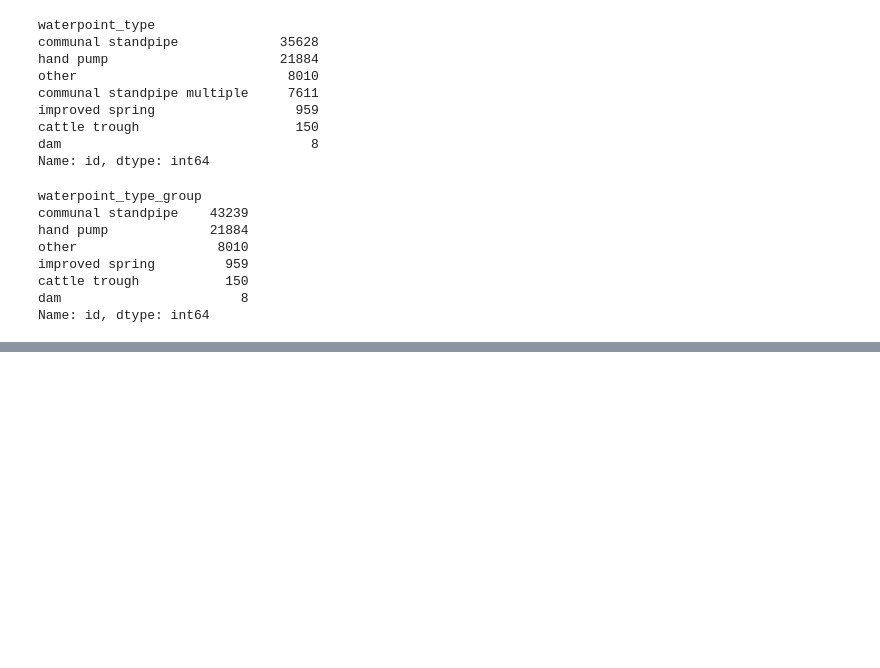
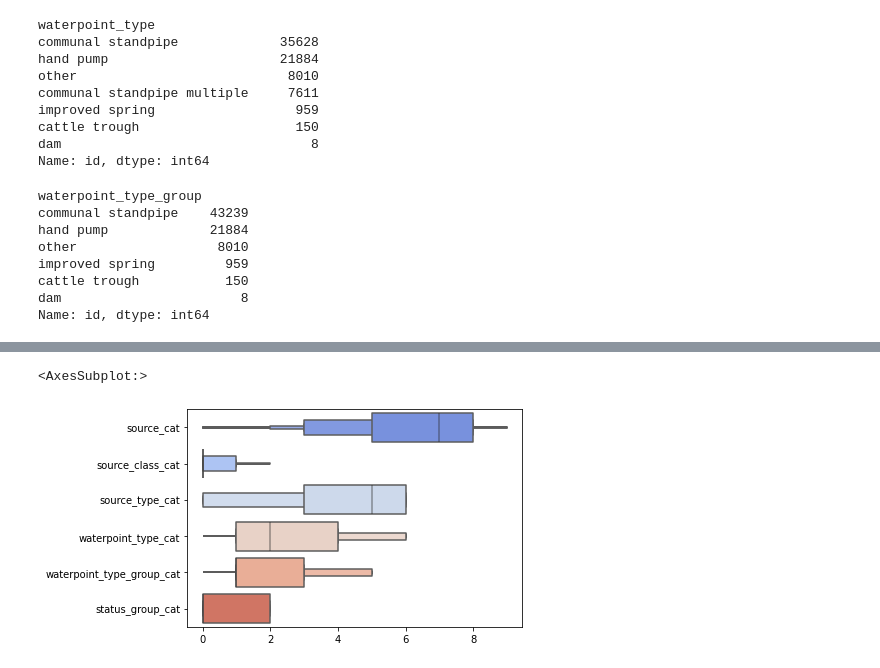
Before and after one commit to JannaW0402/Pump-It-Up-Test, a Jupyter notebook: Pump It Up - Test (5).ipynb, the cells around one changed output, grey strips where cells are left out. Saved outputs shown, nothing was run; the diff lists cells and outputs as text; code cells hidden in the pictures; blank space fills up the shorter version.

```diff
--- a/Pump It Up - Test (5).ipynb
+++ b/Pump It Up - Test (5).ipynb
@@ -229,0 +212,8 @@ ValueError: min() arg is an empty sequence
+# %%
+#source_water = Train[["source","source_class","source_type","waterpoint_type","waterpoint_type_group", "status_group"]]
+source_water = Train.iloc[:,35:41]
+source_water.head()
+
+#df_no_label[df_no_label.select_dtypes(['object']).columns] = df_no_label.select_dtypes(['object']).apply(lambda x: x.astype('category'))
+source_water[source_water.select_dtypes(['object']).columns] = source_water.select_dtypes(['object']).apply(lambda x: x.astype('category'))
+source_water.dtypes
@@ -229,0 +228,9 @@ ValueError: min() arg is an empty sequence
+# %%
+#Label Encoding
+source_water['source_cat'] = source_water['source'].cat.codes
+source_water['source_class_cat'] = source_water['source_class'].cat.codes
+source_water['source_type_cat'] = source_water['source_type'].cat.codes
+source_water['waterpoint_type_cat'] = source_water['waterpoint_type'].cat.codes
+source_water['waterpoint_type_group_cat'] = source_water['waterpoint_type_group'].cat.codes
+source_water['status_group_cat'] = source_water['status_group'].cat.codes
+source_water.head()
@@ -229,0 +244,3 @@ ValueError: min() arg is an empty sequence
+# %%
+source_water_df = source_water.iloc[:,6:12]
+source_water_df.head()
@@ -229,0 +256,5 @@ ValueError: min() arg is an empty sequence
+# %%
+sns.boxenplot(data = source_water_df , palette='coolwarm',orient='h')
+# %% [output]
+<AxesSubplot:>
+[figure, added]
```
Also changed, not shown: parts of 10 cells of this notebook, 8 other files.
